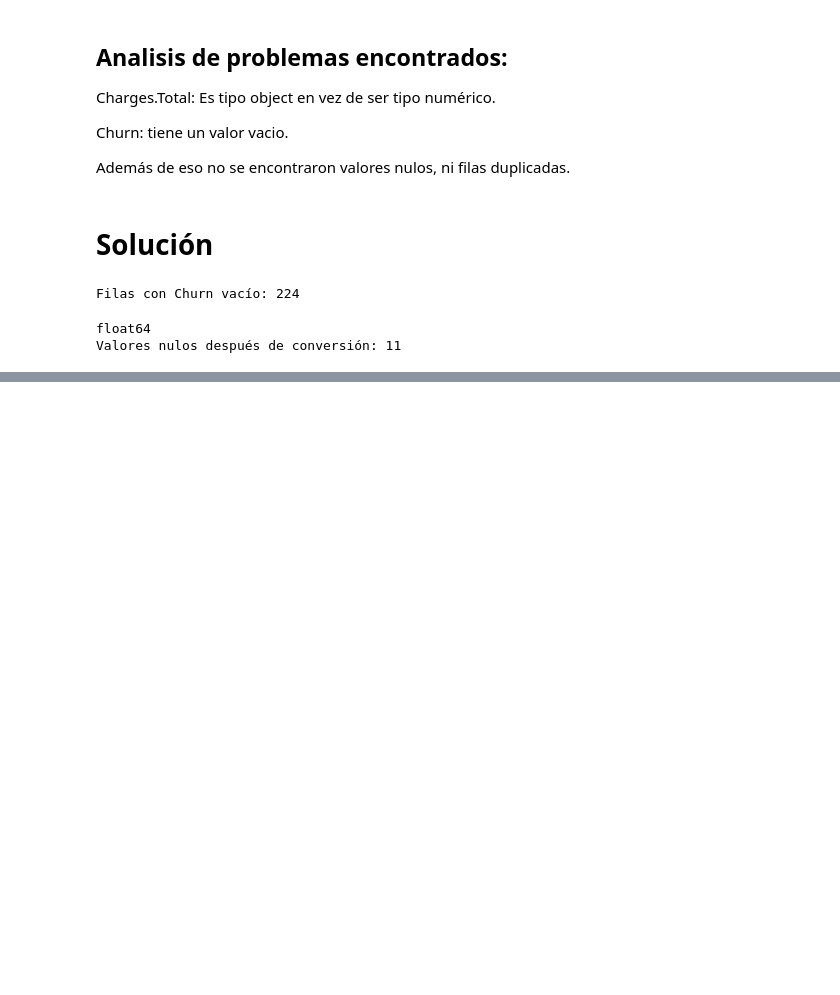
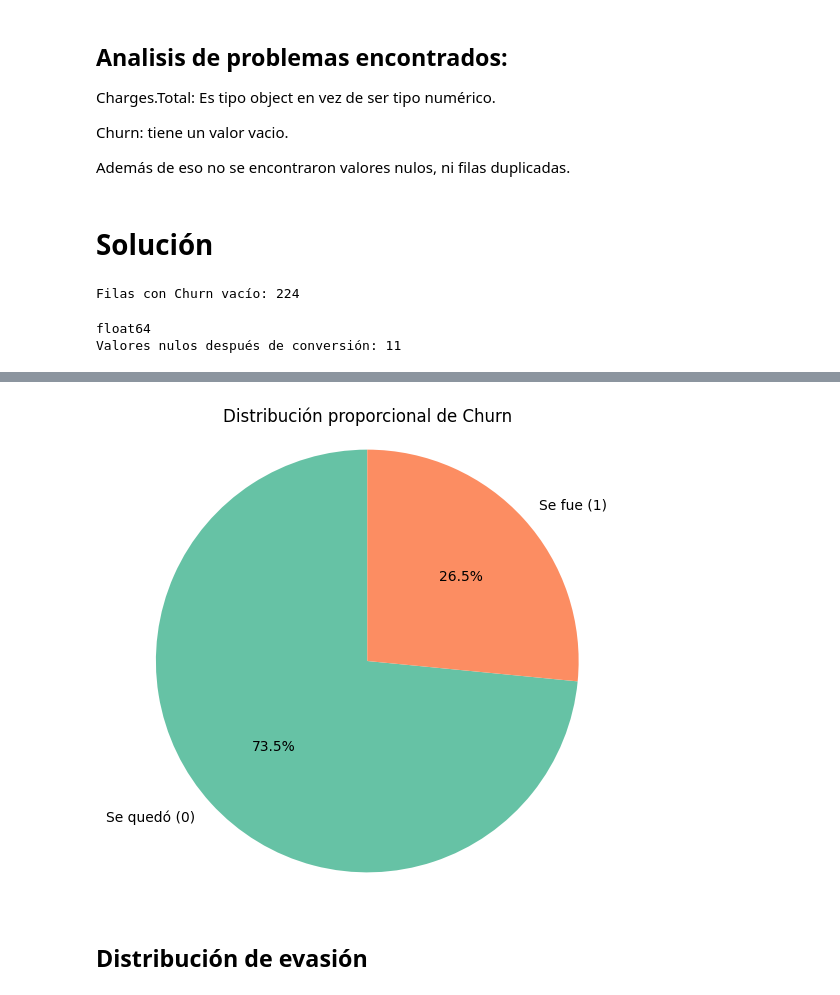
Before and after one commit to adicu7/TelecomXChallenge, a Jupyter notebook: ChallengeTelecom_Latam.ipynb, the cells around one changed output, grey strips where cells are left out. Drawn from its saved outputs; the diff is of its cells as text; code cells hidden in the pictures; blank space fills up the shorter version.

```diff
--- a/ChallengeTelecom_Latam.ipynb
+++ b/ChallengeTelecom_Latam.ipynb
@@ -213,0 +476,15 @@ Valores nulos después de conversión: 11
+# %%
+# Cálculo de proporciones
+churn_counts = df_flat['Churn'].value_counts()
+labels = ['Se quedó (0)', 'Se fue (1)']
+colors = ['#66c2a5', '#fc8d62']
+
+plt.figure(figsize=(6,6))
+plt.pie(churn_counts, labels=labels, autopct='%1.1f%%', colors=colors, startangle=90)
+plt.title("Distribución proporcional de Churn")
+plt.axis('equal')  # Círculo perfecto
+plt.show()
+# %% [output]
+[figure, added]
+# %% [markdown]
+## Distribución de evasión
```
Also changed, not shown: parts of 35 cells of this notebook.
